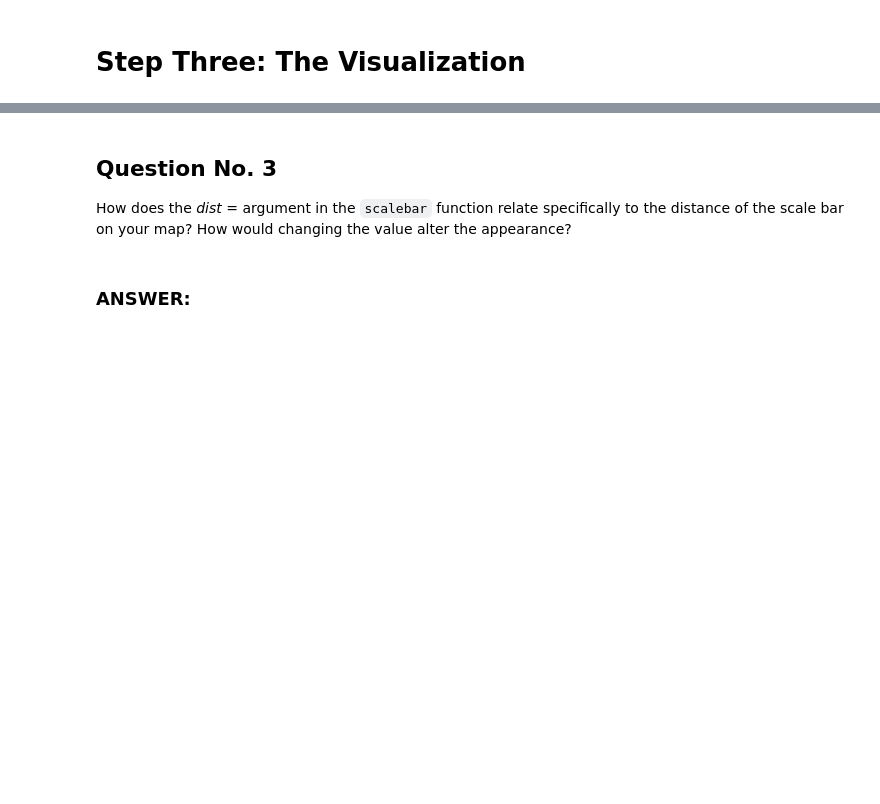
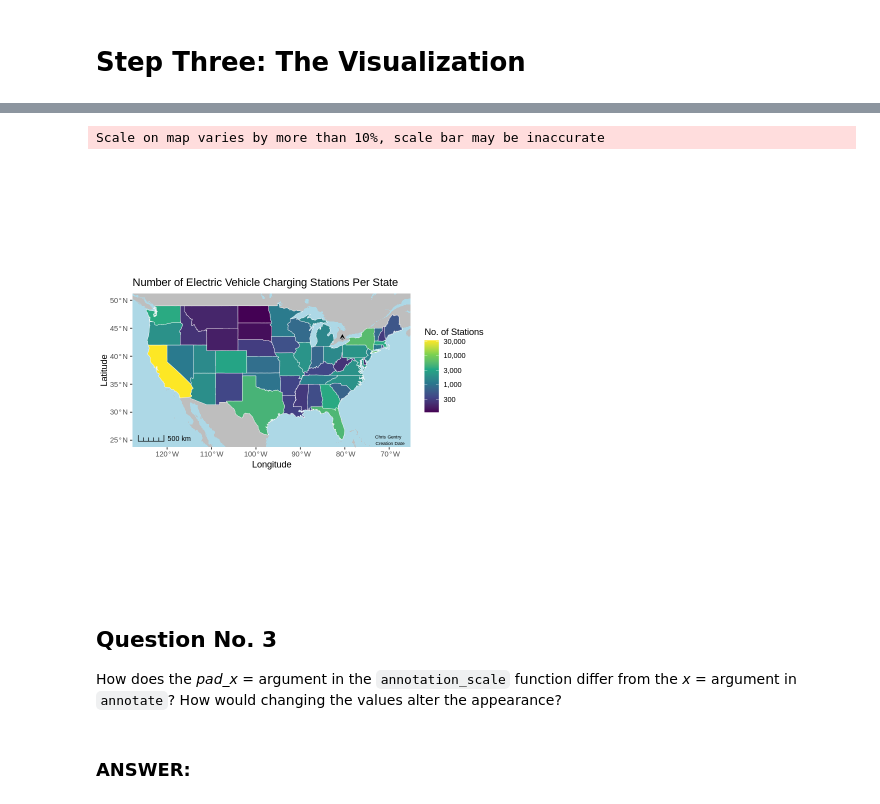
Before and after one commit to chrismgentry/GIS1-Exercise-2, a Jupyter notebook: GIS1_EX2.ipynb, the cells around one changed output, grey strips where cells are left out. Cells and saved outputs as stored; diff of their text form; code cells hidden in the pictures; blank space fills up the shorter version.

````diff
--- a/GIS1_EX2.ipynb
+++ b/GIS1_EX2.ipynb
@@ -135,6 +143,32 @@ ggplot() + geom_polygon(data = states, aes(x=long, y=lat, group=group, fill = ev
+# %%
+countries <- map_data("world")
+lakes <- map_data("lakes")
+# %%
+ggplot() + geom_polygon(data = countries, aes(x = long, y = lat, group = group), fill = "gray") +
+           geom_polygon(data = lakes, aes(x = long, y = lat, group = group), fill = "lightblue") +
+           geom_sf(data = states, aes(fill = evs_count), color="white") +
+           annotation_scale(location = "bl", width_hint = 0.1, bar_cols = "black",
+                 pad_x = unit(0.1, "in"), pad_y = unit(0.1, "in"),
+                 line_col = "black", text_col = "black", style = "ticks") +
+           annotation_north_arrow(location = "br", which_north = "grid",
+                         pad_x = unit(1.1, "in"), pad_y = unit(1.8, "in"),
+                         height = unit(0.2, "cm"), width = unit(0.2, "cm"),
+                         style = north_arrow_orienteering(
+                           fill = c("black", "black"),
+                           line_col = "black", line_width = 0.5,
+                           text_size = 1, text_col = "black")) +
+           scale_fill_viridis_c(option = "D", trans = "log10", labels = scales::label_comma()) +
+           annotate("text", x = -70, y = 25, label = "Chris Gentry \n Creation Date", size = 2) +
+           theme(panel.background = element_rect(fill = "lightblue"),
+                 panel.grid.major = element_blank()) +
+           coord_sf(xlim = c(-125,-68), ylim = c(25,50)) +
+           labs(x="Longitude",y="Latitude", title="Number of Electric Vehicle Charging Stations Per State", fill = "No. of Stations")
+# %% [output]
+Scale on map varies by more than 10%, scale bar may be inaccurate
+[figure, added]
 # %% [markdown]
 ## **Question No. 3**
-How does the _dist =_ argument in the ```scalebar``` function relate specifically to the distance of the scale bar on your map? How would changing the value alter the appearance?
+How does the _pad_x =_ argument in the `annotation_scale` function differ from the _x =_ argument in `annotate`? How would changing the values alter the appearance?
 # %% [markdown]
 ### **ANSWER**:
 # %% [markdown]
````
Also changed, not shown: parts of 17 cells of this notebook, 2 other files.
